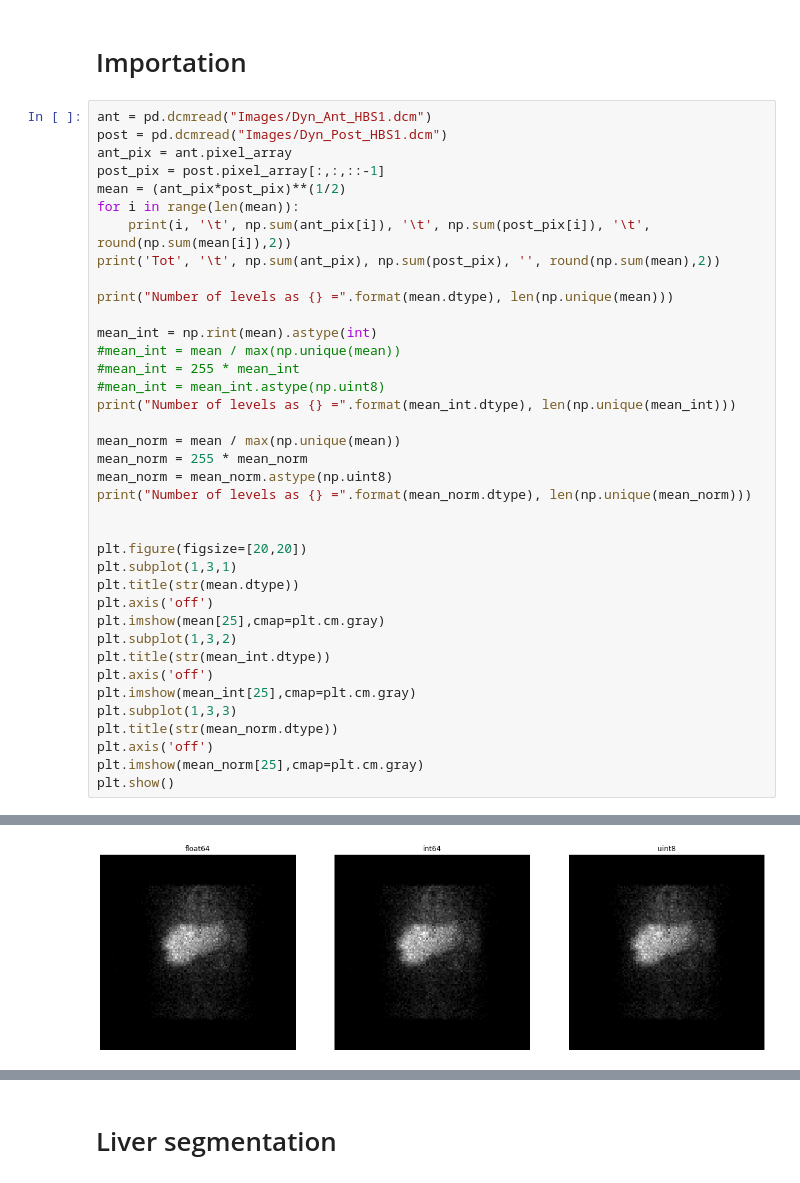
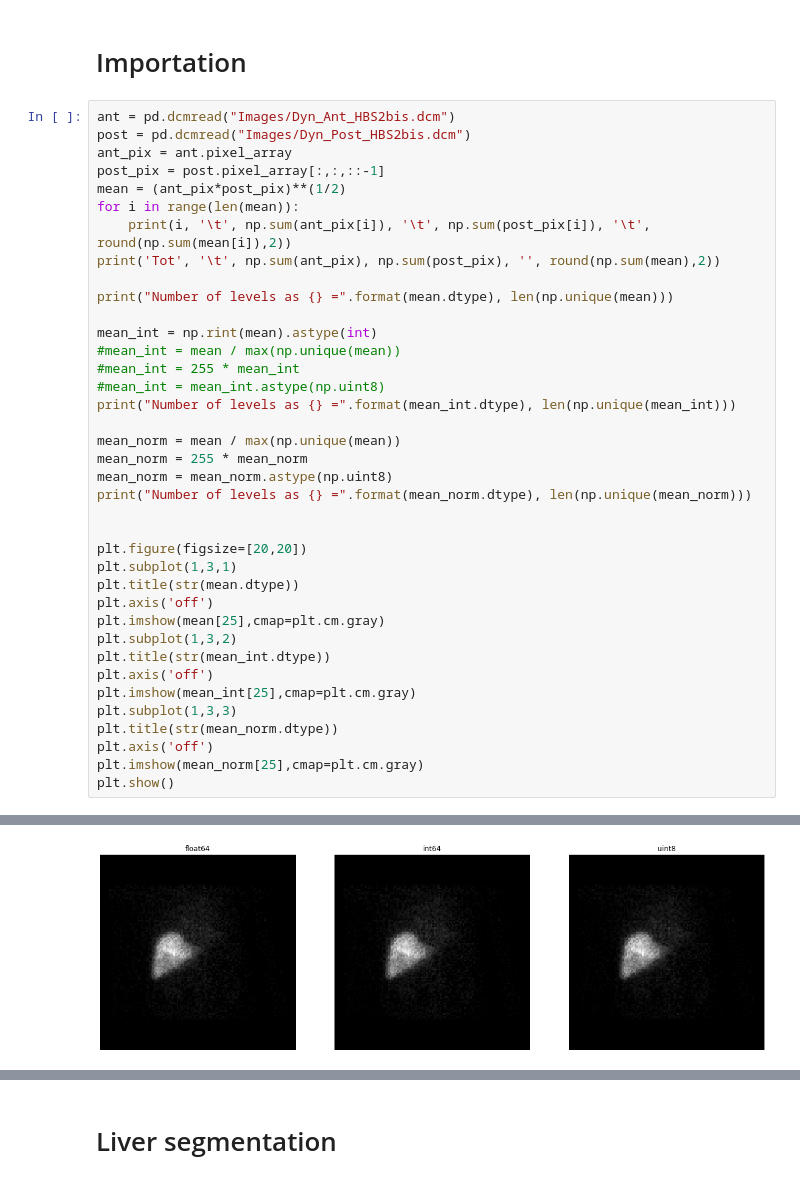
Before and after one commit to orenson/Master-thesis, a Jupyter notebook: Segmentation.ipynb, the cells around one changed output, grey strips where cells are left out. Drawn from its saved outputs; the diff is of its cells as text.

```diff
--- a/Segmentation.ipynb
+++ b/Segmentation.ipynb
@@ -53,8 +53,8 @@ def f64_2_u8(img_stack):
 # %% [markdown]
 # Importation
 # %%
-ant = pd.dcmread("Images/Dyn_Ant_HBS1.dcm")
-post = pd.dcmread("Images/Dyn_Post_HBS1.dcm")
+ant = pd.dcmread("Images/Dyn_Ant_HBS2bis.dcm")
+post = pd.dcmread("Images/Dyn_Post_HBS2bis.dcm")
 ant_pix = ant.pixel_array
 post_pix = post.pixel_array[:,:,::-1]
 mean = (ant_pix*post_pix)**(1/2)
@@ -111,2 +111,2 @@ Number of levels as uint8 = 215
-[figure, old version]
+[figure, new version]
 # %%
```
Also changed, not shown: parts of 19 cells of this notebook.
